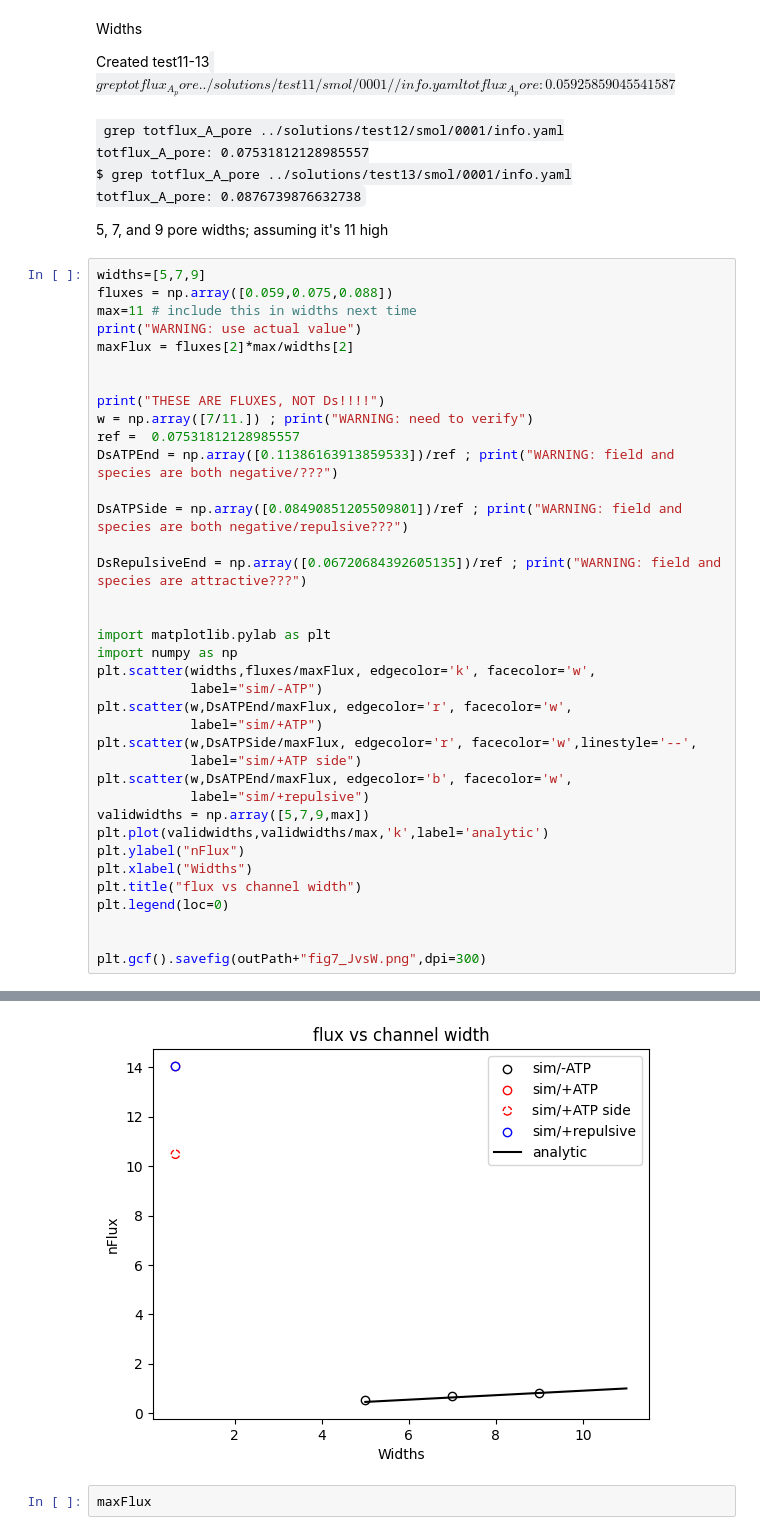
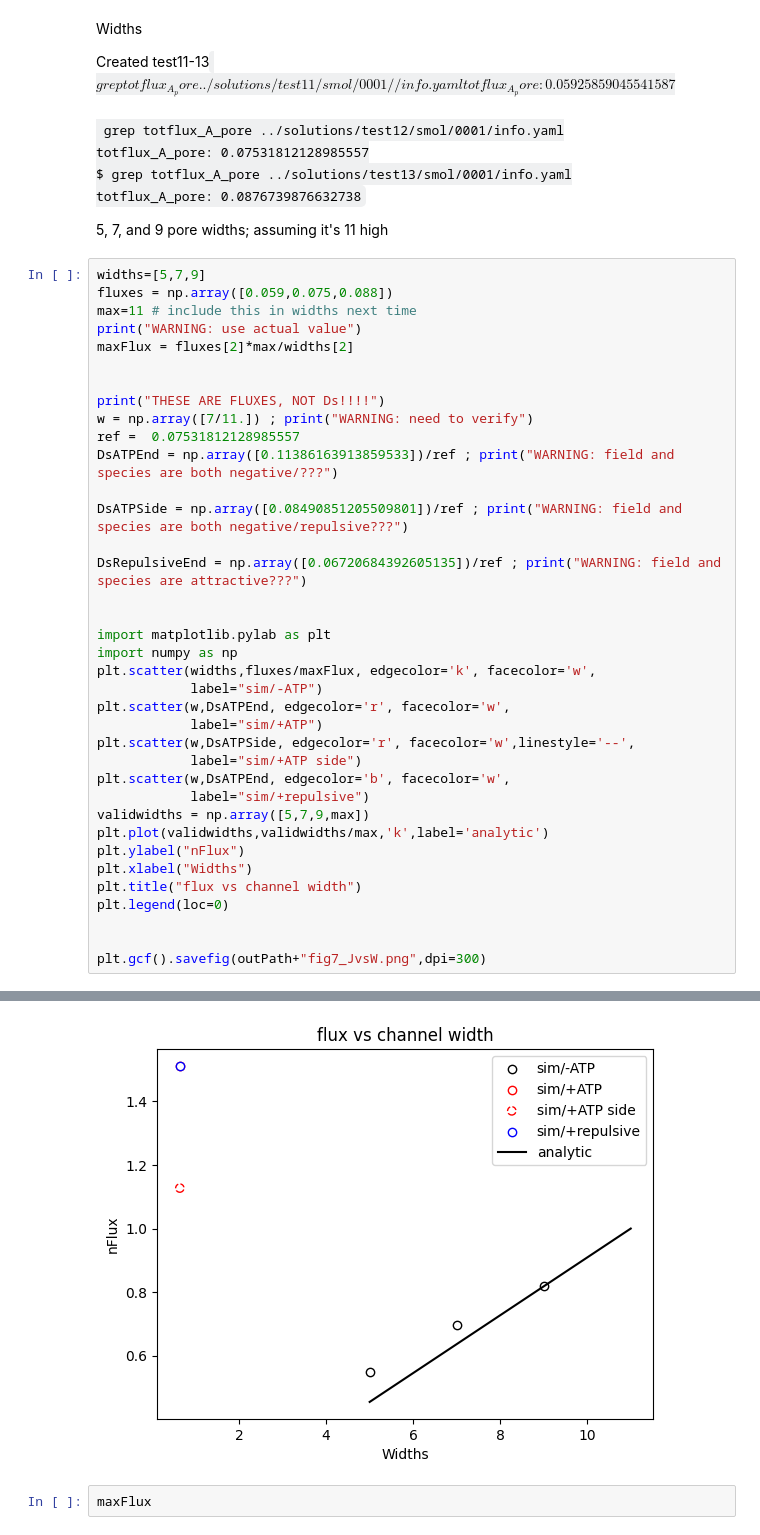
Before and after one commit to huskeypm/cellmigration, a Jupyter notebook: migration_paper.ipynb, the cells around one changed output, grey strips where cells are left out. Saved outputs shown, nothing was run; the diff lists cells and outputs as text.

```diff
--- a/migration_paper.ipynb
+++ b/migration_paper.ipynb
@@ -662,37 +677,37 @@ ref =  0.07531812128985557
 DsATPEnd = np.array([0.11386163913859533])/ref ; print("WARNING: field and species are both negative/???")
 
 DsATPSide = np.array([0.08490851205509801])/ref ; print("WARNING: field and species are both negative/repulsive???")
 
 DsRepulsiveEnd = np.array([0.06720684392605135])/ref ; print("WARNING: field and species are attractive???")
 
 
 import matplotlib.pylab as plt
 import numpy as np
 plt.scatter(widths,fluxes/maxFlux, edgecolor='k', facecolor='w',
             label="sim/-ATP")
-plt.scatter(w,DsATPEnd/maxFlux, edgecolor='r', facecolor='w',
+plt.scatter(w,DsATPEnd, edgecolor='r', facecolor='w',
             label="sim/+ATP")
-plt.scatter(w,DsATPSide/maxFlux, edgecolor='r', facecolor='w',linestyle='--',
+plt.scatter(w,DsATPSide, edgecolor='r', facecolor='w',linestyle='--',
             label="sim/+ATP side")
-plt.scatter(w,DsATPEnd/maxFlux, edgecolor='b', facecolor='w',
+plt.scatter(w,DsATPEnd, edgecolor='b', facecolor='w',
             label="sim/+repulsive")
 validwidths = np.array([5,7,9,max])
 plt.plot(validwidths,validwidths/max,'k',label='analytic')
 plt.ylabel("nFlux")
 plt.xlabel("Widths")
 plt.title("flux vs channel width")
 plt.legend(loc=0)
 
 
 plt.gcf().savefig(outPath+"fig7_JvsW.png",dpi=300)
 # %% [output]
 WARNING: use actual value
 THESE ARE FLUXES, NOT Ds!!!!
 WARNING: need to verify
 WARNING: field and species are both negative/???
 WARNING: field and species are both negative/repulsive???
 WARNING: field and species are attractive???
-[figure, old version]
+[figure, new version]
 # %%
 maxFlux
 # %% [output]
```
Also changed, not shown: parts of 19 cells of this notebook.
